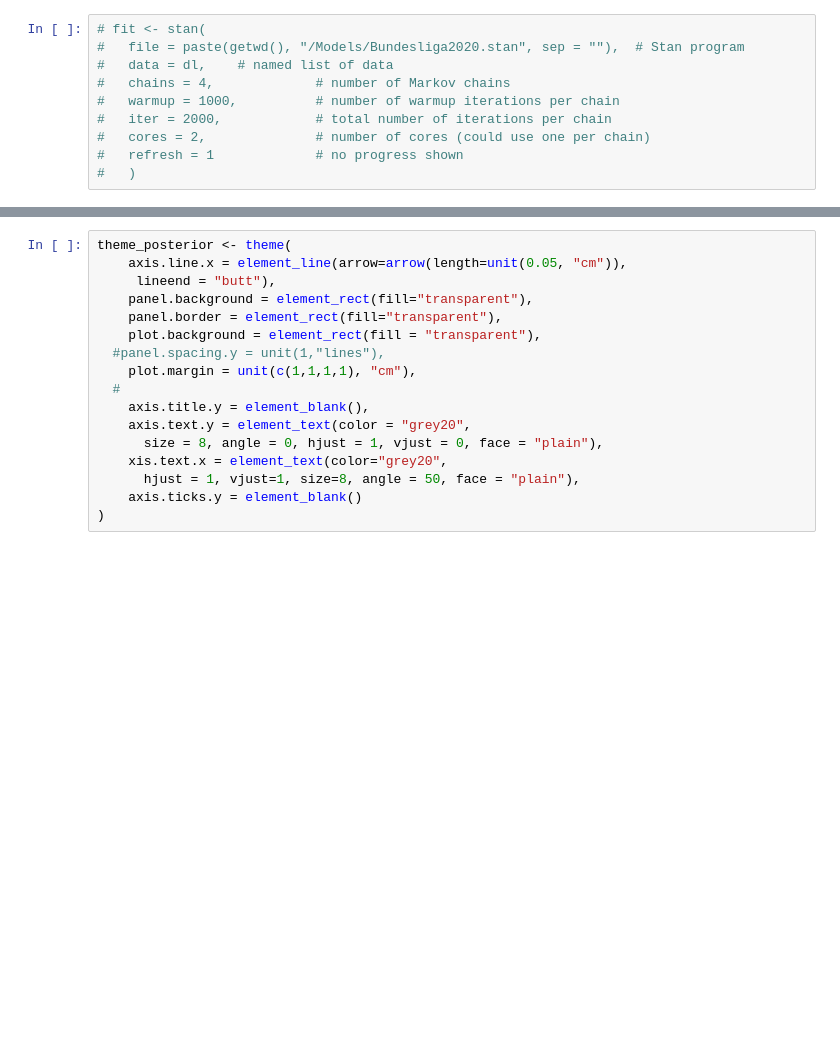
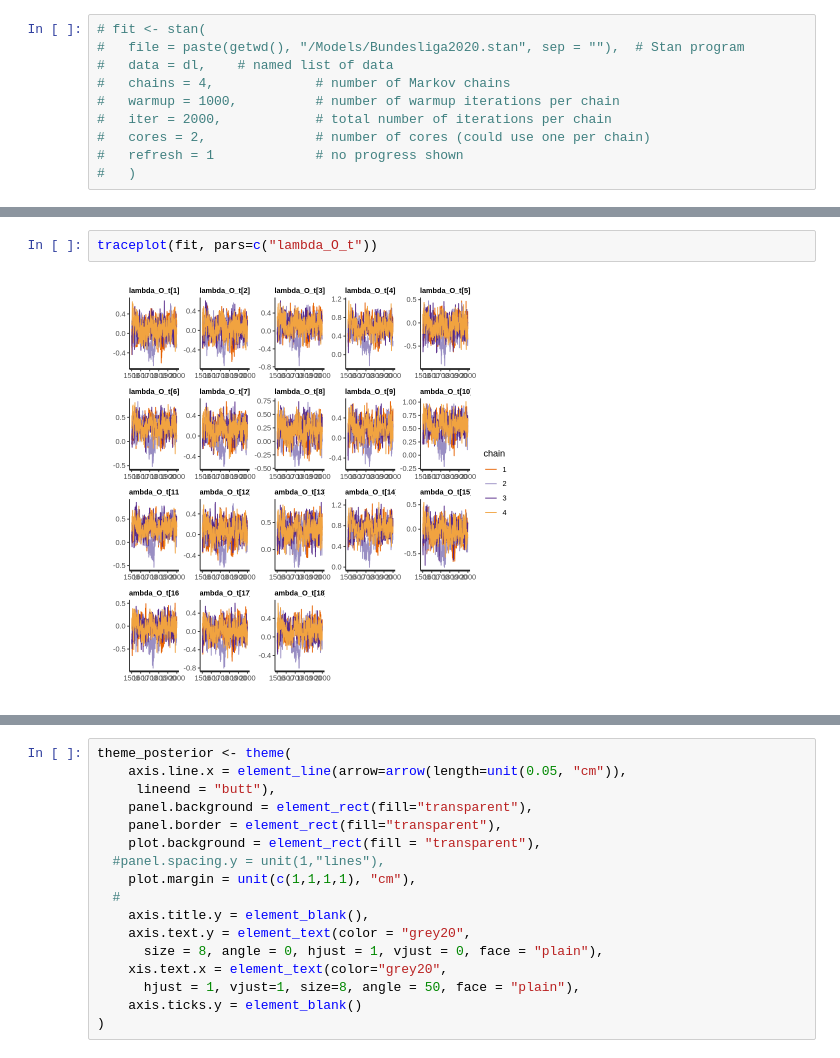
Before and after one commit to hublun/Stan, a Jupyter notebook: Stan/Jupyter/Bundesliga_2020.ipynb, the cells around one changed output, grey strips where cells are left out. Saved outputs shown, nothing was run; the diff lists cells and outputs as text; blank space fills up the shorter version.

```diff
--- a/Stan/Jupyter/Bundesliga_2020.ipynb
+++ b/Stan/Jupyter/Bundesliga_2020.ipynb
@@ -178,0 +200,4 @@ traceplot(fit, pars=c("delta"))
+# %%
+traceplot(fit, pars=c("lambda_O_t"))
+# %% [output]
+[figure, added]
```
Also changed, not shown: parts of 10 cells of this notebook, 3 other files.
